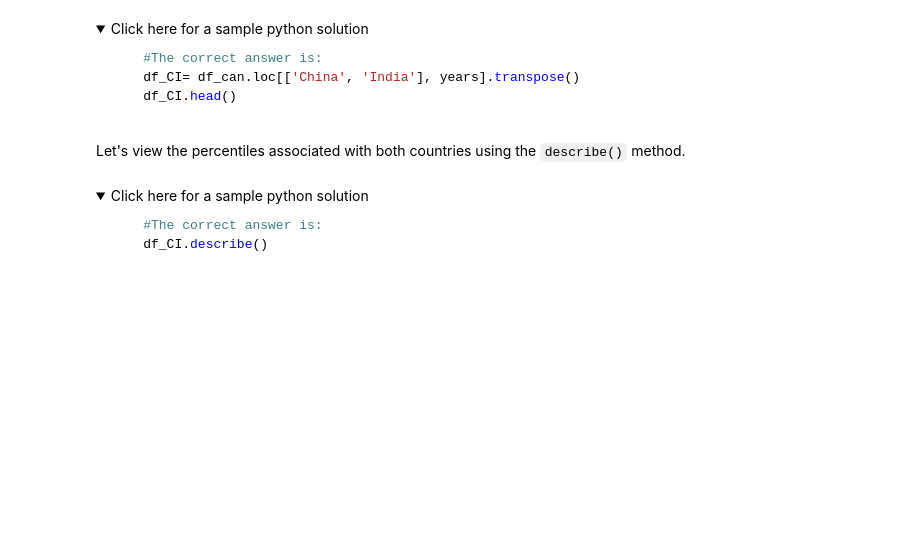
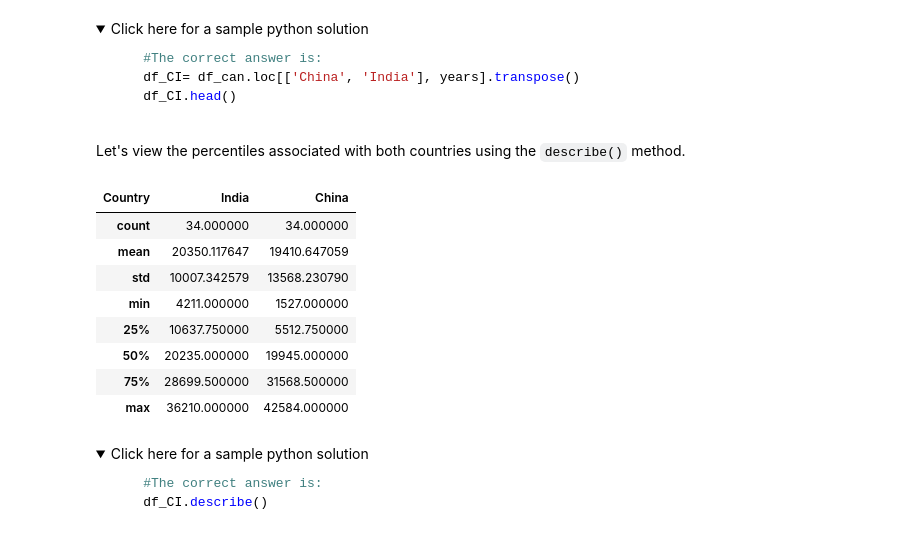
Before and after one commit to Ayobami6/IBM-Data-Analysis-Lab, a Jupyter notebook: DV0101EN-Exercise-Pie-Charts-Box-Plots-Scatter-Plots-and-Bubble-Plots.ipynb, the cells around one changed output. Saved outputs shown, nothing was run; the diff lists cells and outputs as text; code cells hidden in the pictures; folded sections open; blank space fills up the shorter version.

```diff
--- a/DV0101EN-Exercise-Pie-Charts-Box-Plots-Scatter-Plots-and-Bubble-Plots.ipynb
+++ b/DV0101EN-Exercise-Pie-Charts-Box-Plots-Scatter-Plots-and-Bubble-Plots.ipynb
@@ -379,6 +398,18 @@ Step 1: Get the dataset for China and India and call the dataframe **df_CI**.
 Let's view the percentiles associated with both countries using the `describe()` method.
 # %%
 ### type your answer here
+
+df_CI.describe()
+# %% [output]
+| Country | India | China |
+| count | 34.000000 | 34.000000 |
+| mean | 20350.117647 | 19410.647059 |
+| std | 10007.342579 | 13568.230790 |
+| min | 4211.000000 | 1527.000000 |
+| 25% | 10637.750000 | 5512.750000 |
+| 50% | 20235.000000 | 19945.000000 |
+| 75% | 28699.500000 | 31568.500000 |
+| max | 36210.000000 | 42584.000000 |
 # %% [markdown]
 <details><summary>Click here for a sample python solution</summary>
 
```
Also changed, not shown: parts of 8 cells of this notebook.
